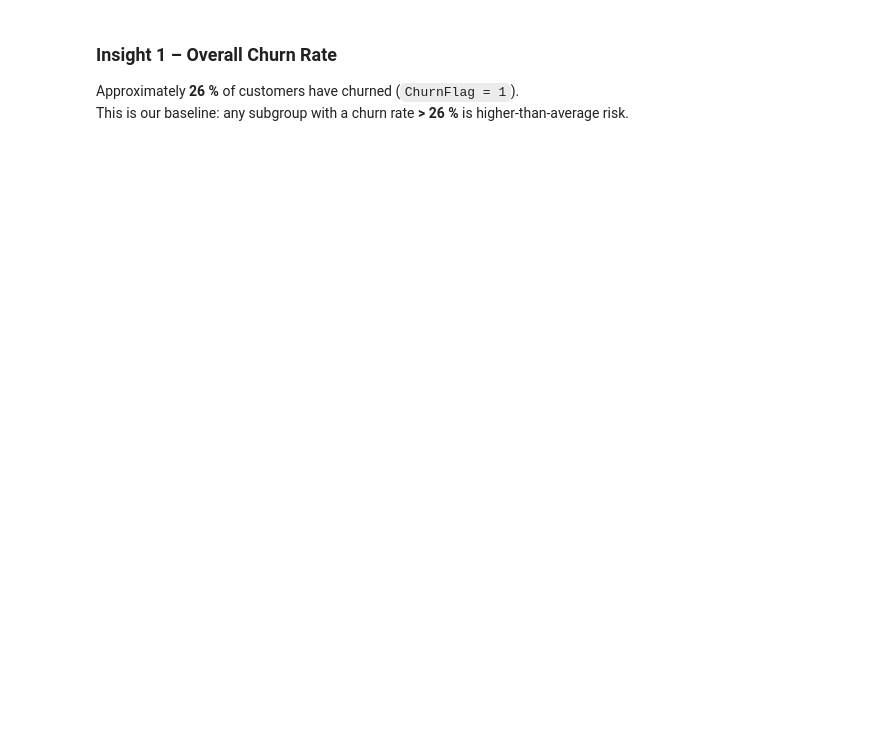
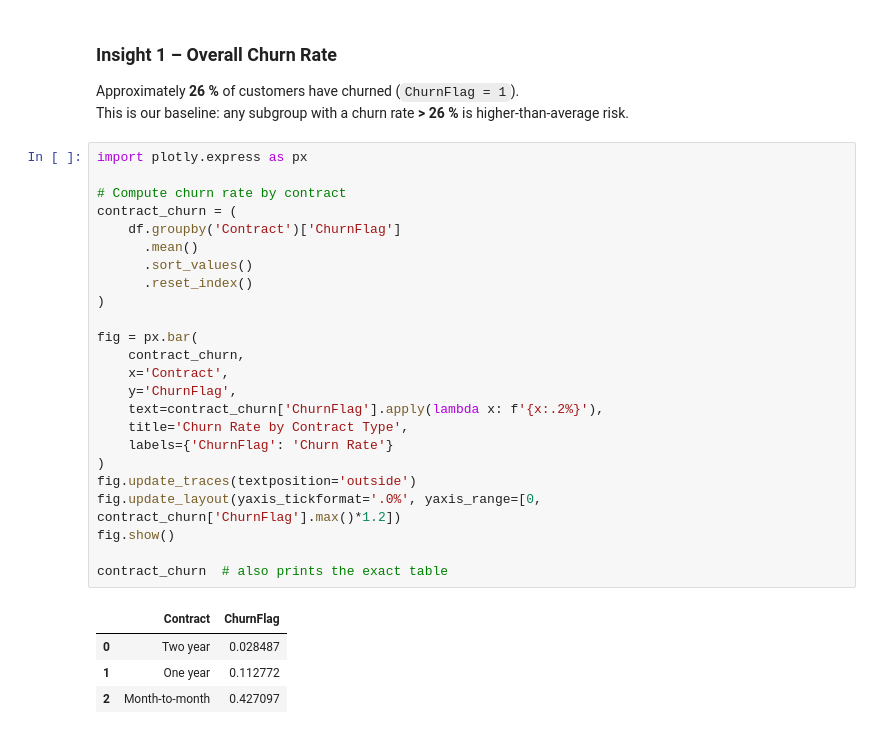
Before and after one commit to wissalzoghbi/data-career-portfolio, a Jupyter notebook: data_analysis/telco_customer_churn/notebooks/eda_telco_customer_churn.ipynb, the cells around one changed output. Drawn from its saved outputs; the diff is of its cells as text; blank space fills up the shorter version.

```diff
--- a/data_analysis/telco_customer_churn/notebooks/eda_telco_customer_churn.ipynb
+++ b/data_analysis/telco_customer_churn/notebooks/eda_telco_customer_churn.ipynb
@@ -106,3 +105,32 @@ plt.title('Overall Churn Rate'); plt.ylabel('Proportion'); plt.show()
 ### Insight 1 – Overall Churn Rate
 Approximately **26 %** of customers have churned (`ChurnFlag = 1`).
 This is our baseline: any subgroup with a churn rate **> 26 %** is higher-than-average risk.
+# %%
+import plotly.express as px
+
+# Compute churn rate by contract
+contract_churn = (
+    df.groupby('Contract')['ChurnFlag']
+      .mean()
+      .sort_values()
+      .reset_index()
+)
+
+fig = px.bar(
+    contract_churn,
+    x='Contract',
+    y='ChurnFlag',
+    text=contract_churn['ChurnFlag'].apply(lambda x: f'{x:.2%}'),
+    title='Churn Rate by Contract Type',
+    labels={'ChurnFlag': 'Churn Rate'}
+)
+fig.update_traces(textposition='outside')
+fig.update_layout(yaxis_tickformat='.0%', yaxis_range=[0, contract_churn['ChurnFlag'].max()*1.2])
+fig.show()
+
+contract_churn  # also prints the exact table
+# %% [output]
+|  | Contract | ChurnFlag |
+| 0 | Two year | 0.028487 |
+| 1 | One year | 0.112772 |
+| 2 | Month-to-month | 0.427097 |
```
Also changed, not shown: parts of 14 cells of this notebook.
